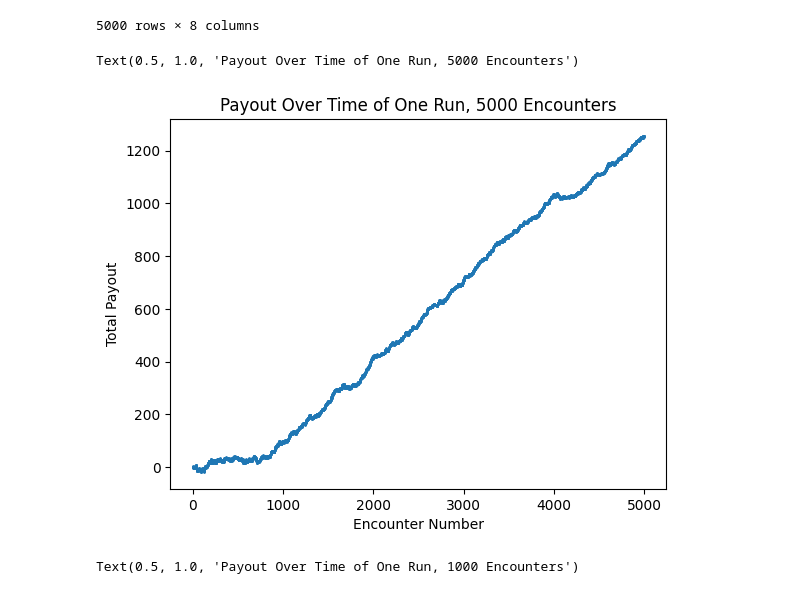
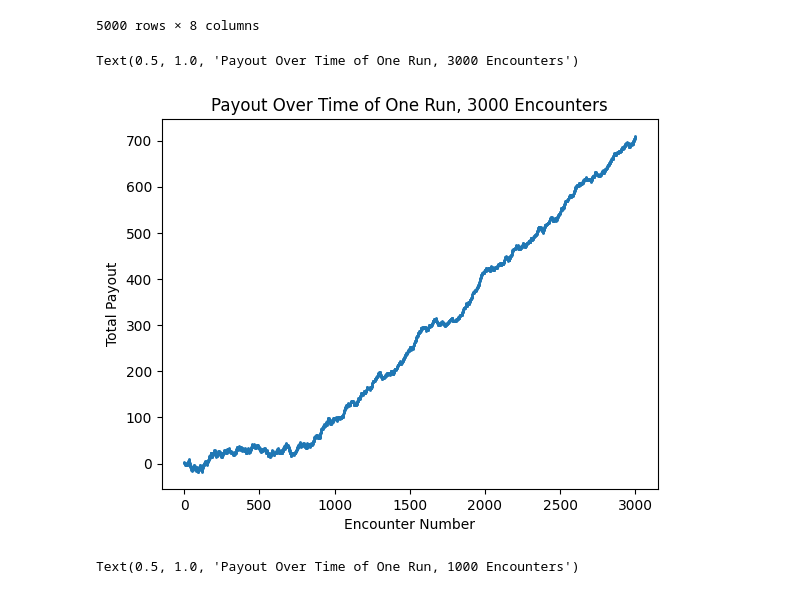
Before and after one commit to catherinehuang82/cs262project, a Jupyter notebook: analysis.ipynb, the cells around one changed output. Drawn from its saved outputs; the diff is of its cells as text; code cells hidden in the pictures.

Commit message:
update graphs

```diff
--- a/analysis.ipynb
+++ b/analysis.ipynb
@@ -21,13 +21,13 @@ df0
 | 4999 | 93 | 55 | 0.525495 | 0.523694 | 0.550938 | True | True | ... |
 5000 rows × 8 columns
 # %%
-plt.scatter(df0.index, df0['total_payout'], s=1)
+plt.scatter(df0.index[:3000], df0['total_payout'][:3000], s=1)
 plt.xlabel('Encounter Number')
 plt.ylabel('Total Payout')
-plt.title('Payout Over Time of One Run, 5000 Encounters')
+plt.title('Payout Over Time of One Run, 3000 Encounters')
 # %% [output]
-Text(0.5, 1.0, 'Payout Over Time of One Run, 5000 Encounters')
+Text(0.5, 1.0, 'Payout Over Time of One Run, 3000 Encounters')
-[figure, old version]
+[figure, new version]
 # %%
 plt.scatter(df0.index[:1000], df0['total_payout'][:1000], s=1)
 plt.xlabel('Encounter Number')
```
Also changed, not shown: parts of 3 cells of this notebook.
